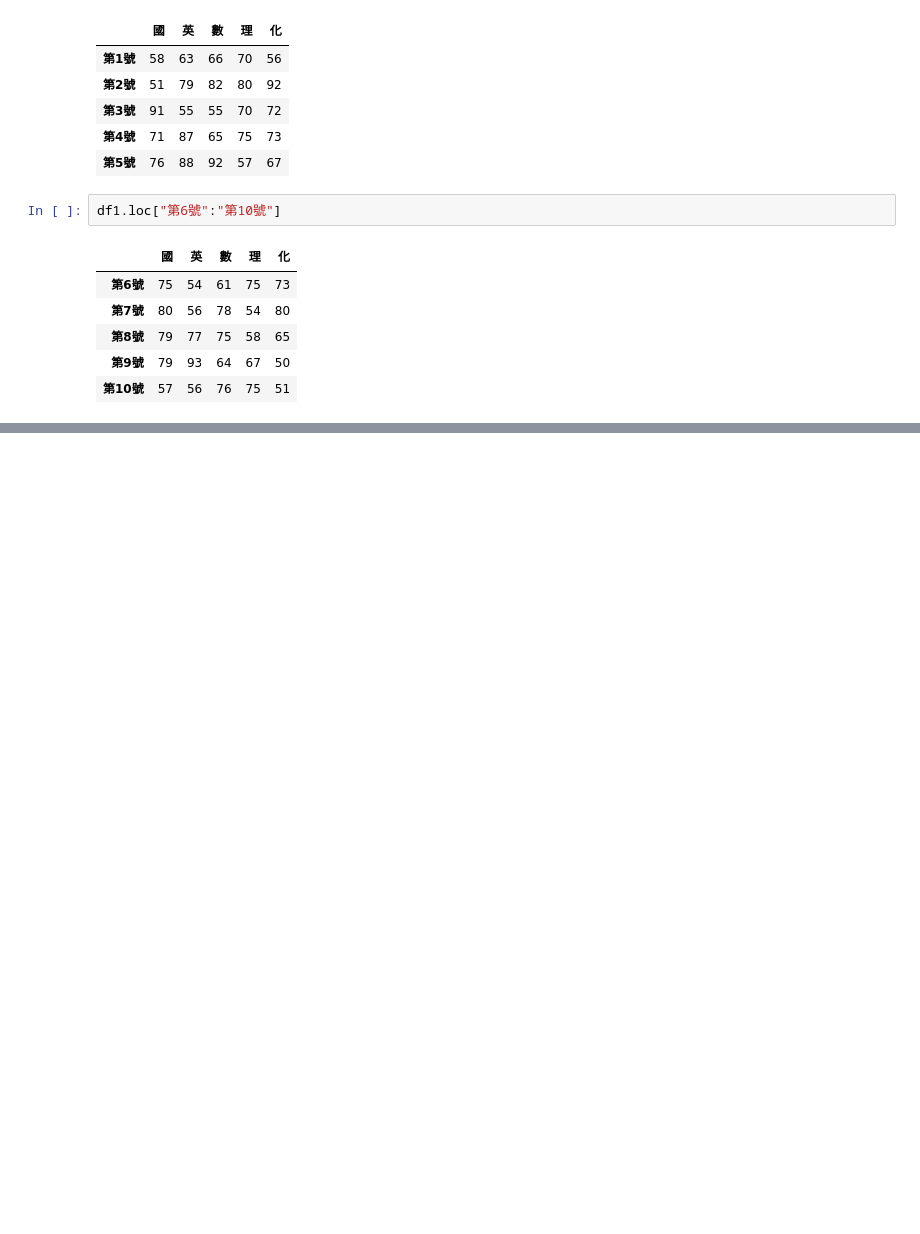
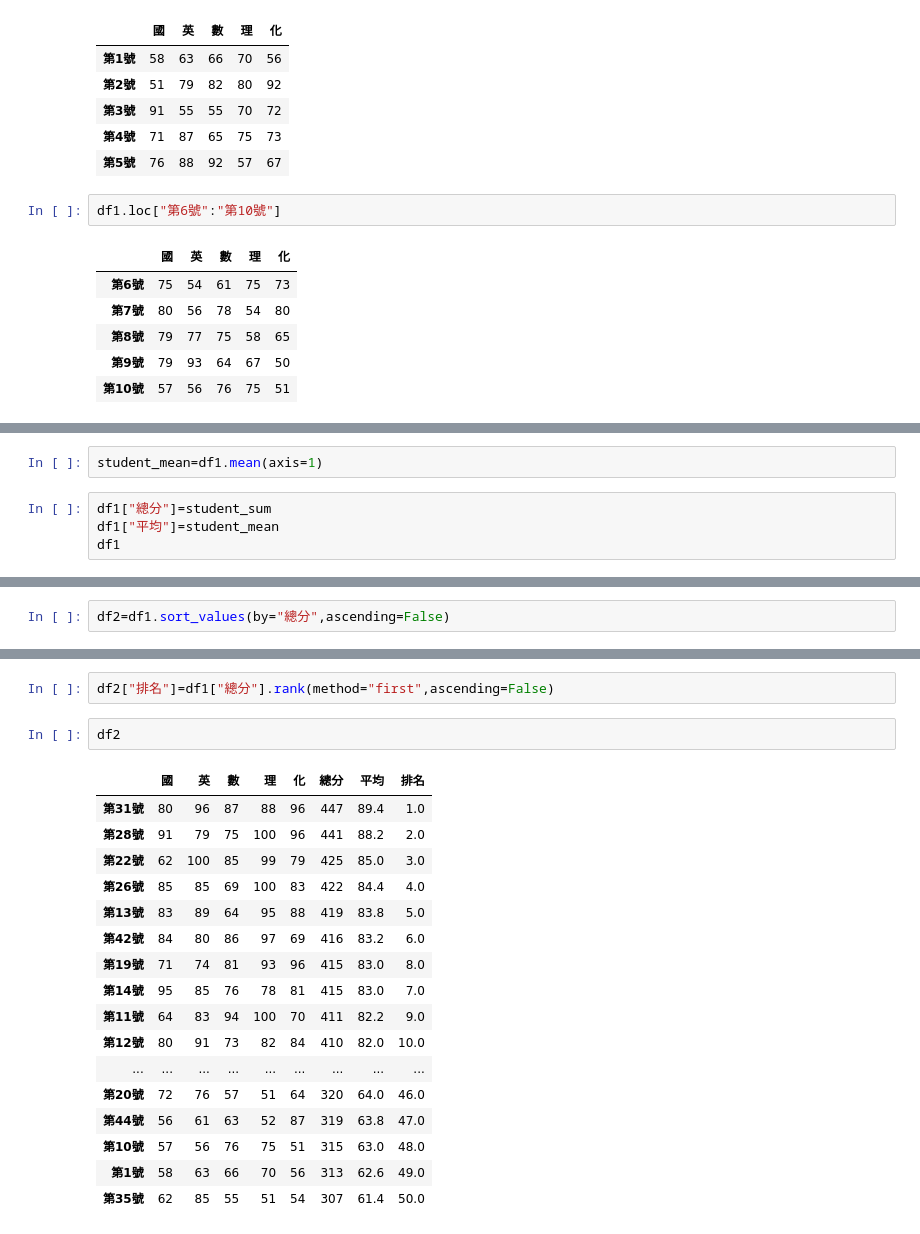
Before and after one commit to tzuhung1985/_1130627_, a Jupyter notebook: lesson4.ipynb, the cells around one changed output, grey strips where cells are left out. Cells and saved outputs as stored; diff of their text form; blank space fills up the shorter version.

```diff
--- a/lesson4.ipynb
+++ b/lesson4.ipynb
@@ -63,0 +66,6 @@ df1.loc["第6號":"第10號"]
+# %%
+student_mean=df1.mean(axis=1)
+# %%
+df1["總分"]=student_sum
+df1["平均"]=student_mean
+df1
@@ -63,0 +90,2 @@ df1.loc["第6號":"第10號"]
+# %%
+df2=df1.sort_values(by="總分",ascending=False)
@@ -63,0 +101,22 @@ df1.loc["第6號":"第10號"]
+# %%
+df2["排名"]=df1["總分"].rank(method="first",ascending=False)
+# %%
+df2
+# %% [output]
+|  | 國 | 英 | 數 | 理 | 化 | 總分 | 平均 | 排名 |
+| 第31號 | 80 | 96 | 87 | 88 | 96 | 447 | 89.4 | 1.0 |
+| 第28號 | 91 | 79 | 75 | 100 | 96 | 441 | 88.2 | 2.0 |
+| 第22號 | 62 | 100 | 85 | 99 | 79 | 425 | 85.0 | 3.0 |
+| 第26號 | 85 | 85 | 69 | 100 | 83 | 422 | 84.4 | 4.0 |
+| 第13號 | 83 | 89 | 64 | 95 | 88 | 419 | 83.8 | 5.0 |
+| 第42號 | 84 | 80 | 86 | 97 | 69 | 416 | 83.2 | 6.0 |
+| 第19號 | 71 | 74 | 81 | 93 | 96 | 415 | 83.0 | 8.0 |
+| 第14號 | 95 | 85 | 76 | 78 | 81 | 415 | 83.0 | 7.0 |
+| 第11號 | 64 | 83 | 94 | 100 | 70 | 411 | 82.2 | 9.0 |
+| 第12號 | 80 | 91 | 73 | 82 | 84 | 410 | 82.0 | 10.0 |
+| ... | ... | ... | ... | ... | ... | ... | ... | ... |
+| 第20號 | 72 | 76 | 57 | 51 | 64 | 320 | 64.0 | 46.0 |
+| 第44號 | 56 | 61 | 63 | 52 | 87 | 319 | 63.8 | 47.0 |
+| 第10號 | 57 | 56 | 76 | 75 | 51 | 315 | 63.0 | 48.0 |
+| 第1號 | 58 | 63 | 66 | 70 | 56 | 313 | 62.6 | 49.0 |
+| 第35號 | 62 | 85 | 55 | 51 | 54 | 307 | 61.4 | 50.0 |
```
Also changed, not shown: parts of 3 cells of this notebook.
